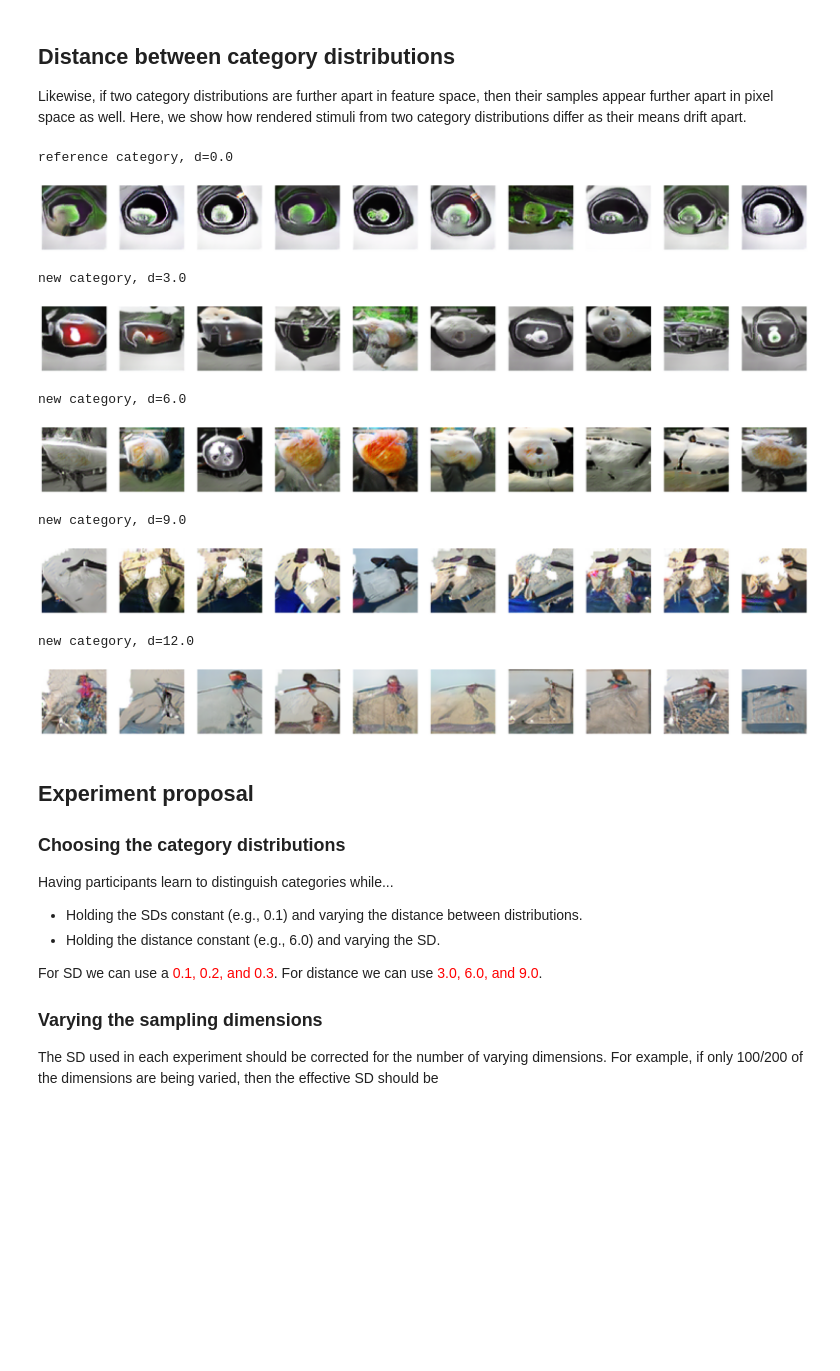
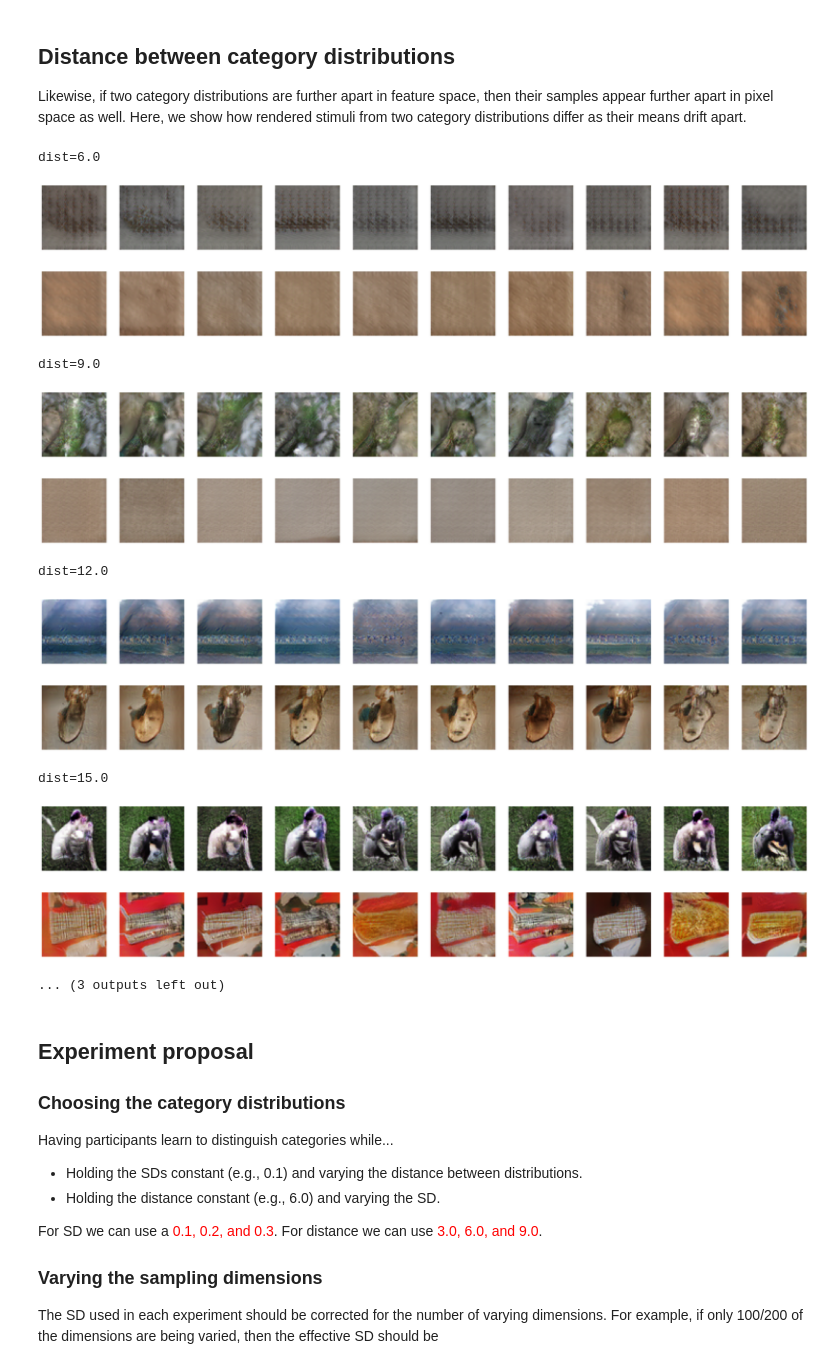
Before and after one commit to alexyku/curse-of-dimensionality, a Jupyter notebook: notebooks/experiment_design.ipynb, the cells around one changed output. Saved outputs shown, nothing was run; the diff lists cells and outputs as text; code cells hidden in the pictures; blank space fills up the shorter version.

```diff
--- a/notebooks/experiment_design.ipynb
+++ b/notebooks/experiment_design.ipynb
@@ -96,38 +68,35 @@ SD=0.3
 ## Distance between category distributions
 
 Likewise, if two category distributions are further apart in feature space, then their samples appear further apart in pixel space as well. Here, we show how rendered stimuli from two category distributions differ as their means drift apart.
-# %%
-# reference mean for this experiment.
-np.random.seed(42)
-mu = np.random.uniform(-1, 1, size=200)
-# keep the SD fixed for this experiment.
-sd = 0.075
-
-# unit direction vector to traverse along
-delta = np.random.uniform(-1, 1, size=200)
-delta = delta / np.linalg.norm(delta)
-
-for d in np.linspace(1e-9, 12, 5):
-    if np.isclose(d, 0):
-        print('reference category, d=%s' % np.round(d, 4))
-    else:
-        print('new category, d=%s' % np.round(d, 4))
-    mu_prime = mu + d * delta
-    zs = [sample_z(mu_prime, sd) for _ in range(10)]
-    imgs = [_render_image(z) for z in zs]
-    imshows(imgs)
-    plt.show()
-# %% [output]
-reference category, d=0.0
-[figure, removed]
-new category, d=3.0
-[figure, removed]
-new category, d=6.0
-[figure, removed]
-new category, d=9.0
-[figure, removed]
-new category, d=12.0
-[figure, removed]
+# %%
+# utilities for this demo
+from demo import create_category_means
+# keep the SD fixed for this experiment.
+sd = 0.10
+# fix the mean for this experiment.
+np.random.seed(42)
+for d in np.linspace(6, 18, 5):
+    mu1, mu2 = create_category_means(d)
+    imgs1 = [_render_image(sample_z(mu1, sd)) for _ in range(10)]
+    imgs2 = [_render_image(sample_z(mu2, sd)) for _ in range(10)]
+    print('dist=%s' % np.round(d, 4))
+    imshows(imgs1)
+    imshows(imgs2)
+    plt.show()
+# %% [output]
+dist=6.0
+[figure, added]
+[figure, added]
+dist=9.0
+[figure, added]
+[figure, added]
+dist=12.0
+[figure, added]
+[figure, added]
+dist=15.0
+[figure, added]
+[figure, added]
+... (3 outputs left out)
 # %% [markdown]
 ## Experiment proposal
 
```
Also changed, not shown: parts of 3 cells of this notebook, 1 other file.
